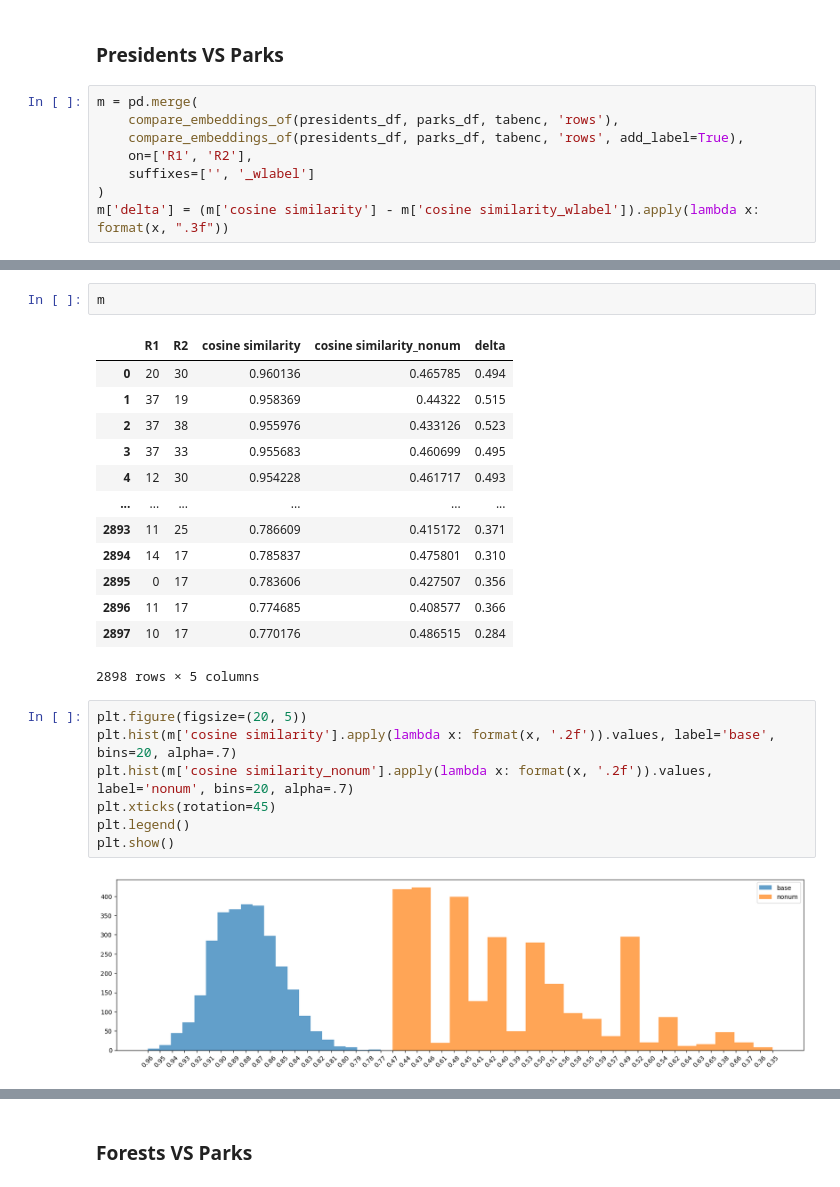
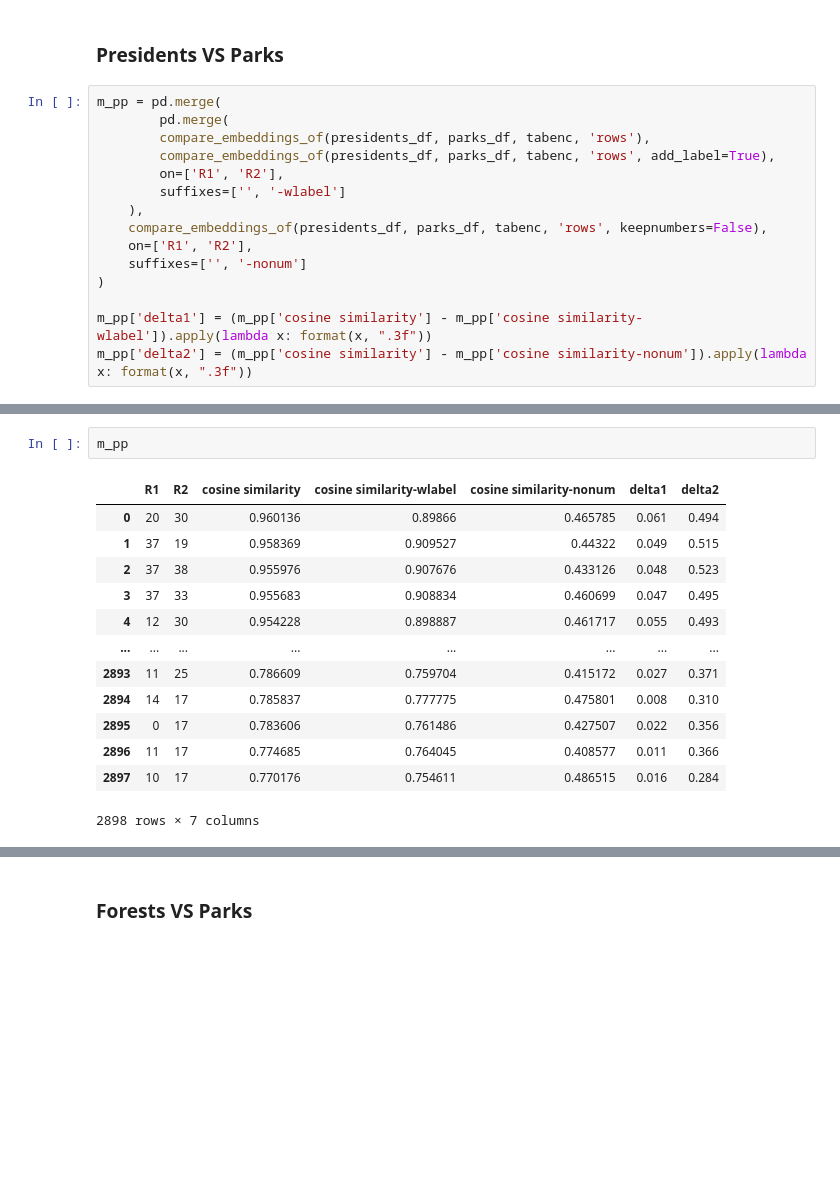
Before and after one commit to nanni00/datalake-table-finder, a Jupyter notebook: src/notebooks/fasttext/presidents_forests_parks.ipynb, the cells around one changed output, grey strips where cells are left out. Cells and saved outputs as stored; diff of their text form; blank space fills up the shorter version.

```diff
--- a/src/notebooks/fasttext/presidents_forests_parks.ipynb
+++ b/src/notebooks/fasttext/presidents_forests_parks.ipynb
@@ -132,10 +132,17 @@ plt.show()
 # %% [markdown]
 ### Presidents VS Parks
 # %%
-m = pd.merge(
-    compare_embeddings_of(presidents_df, parks_df, tabenc, 'rows'),
-    compare_embeddings_of(presidents_df, parks_df, tabenc, 'rows', add_label=True),
+m_pp = pd.merge(
+        pd.merge(
+        compare_embeddings_of(presidents_df, parks_df, tabenc, 'rows'),
+        compare_embeddings_of(presidents_df, parks_df, tabenc, 'rows', add_label=True),
+        on=['R1', 'R2'],
+        suffixes=['', '-wlabel']
+    ),
+    compare_embeddings_of(presidents_df, parks_df, tabenc, 'rows', keepnumbers=False),
     on=['R1', 'R2'],
-    suffixes=['', '_wlabel']
+    suffixes=['', '-nonum']
 )
-m['delta'] = (m['cosine similarity'] - m['cosine similarity_wlabel']).apply(lambda x: format(x, ".3f"))
+
+m_pp['delta1'] = (m_pp['cosine similarity'] - m_pp['cosine similarity-wlabel']).apply(lambda x: format(x, ".3f"))
+m_pp['delta2'] = (m_pp['cosine similarity'] - m_pp['cosine similarity-nonum']).apply(lambda x: format(x, ".3f"))
@@ -175,26 +149,17 @@ m['delta'] = (m['cosine similarity'] - m['cosine similarity_nonum']).apply(lambd
-# %%
-m
-# %% [output]
-|  | R1 | R2 | cosine similarity | cosine similarity_nonum | delta |
-| 0 | 20 | 30 | 0.960136 | 0.465785 | 0.494 |
-| 1 | 37 | 19 | 0.958369 | 0.44322 | 0.515 |
-| 2 | 37 | 38 | 0.955976 | 0.433126 | 0.523 |
-| 3 | 37 | 33 | 0.955683 | 0.460699 | 0.495 |
-| 4 | 12 | 30 | 0.954228 | 0.461717 | 0.493 |
-| ... | ... | ... | ... | ... | ... |
-| 2893 | 11 | 25 | 0.786609 | 0.415172 | 0.371 |
-| 2894 | 14 | 17 | 0.785837 | 0.475801 | 0.310 |
-| 2895 | 0 | 17 | 0.783606 | 0.427507 | 0.356 |
-| 2896 | 11 | 17 | 0.774685 | 0.408577 | 0.366 |
-| 2897 | 10 | 17 | 0.770176 | 0.486515 | 0.284 |
-2898 rows × 5 columns
-# %%
-plt.figure(figsize=(20, 5))
-plt.hist(m['cosine similarity'].apply(lambda x: format(x, '.2f')).values, label='base', bins=20, alpha=.7)
-plt.hist(m['cosine similarity_nonum'].apply(lambda x: format(x, '.2f')).values, label='nonum', bins=20, alpha=.7)
-plt.xticks(rotation=45)
-plt.legend()
-plt.show()
-# %% [output]
-[figure, removed]
+# %%
+m_pp
+# %% [output]
+|  | R1 | R2 | cosine similarity | cosine similarity-wlabel | cosine similarity-nonum | delta1 | delta2 |
+| 0 | 20 | 30 | 0.960136 | 0.89866 | 0.465785 | 0.061 | 0.494 |
+| 1 | 37 | 19 | 0.958369 | 0.909527 | 0.44322 | 0.049 | 0.515 |
+| 2 | 37 | 38 | 0.955976 | 0.907676 | 0.433126 | 0.048 | 0.523 |
+| 3 | 37 | 33 | 0.955683 | 0.908834 | 0.460699 | 0.047 | 0.495 |
+| 4 | 12 | 30 | 0.954228 | 0.898887 | 0.461717 | 0.055 | 0.493 |
+| ... | ... | ... | ... | ... | ... | ... | ... |
+| 2893 | 11 | 25 | 0.786609 | 0.759704 | 0.415172 | 0.027 | 0.371 |
+| 2894 | 14 | 17 | 0.785837 | 0.777775 | 0.475801 | 0.008 | 0.310 |
+| 2895 | 0 | 17 | 0.783606 | 0.761486 | 0.427507 | 0.022 | 0.356 |
+| 2896 | 11 | 17 | 0.774685 | 0.764045 | 0.408577 | 0.011 | 0.366 |
+| 2897 | 10 | 17 | 0.770176 | 0.754611 | 0.486515 | 0.016 | 0.284 |
+2898 rows × 7 columns
 # %%
```
Also changed, not shown: parts of 14 cells of this notebook, 1 other file.
